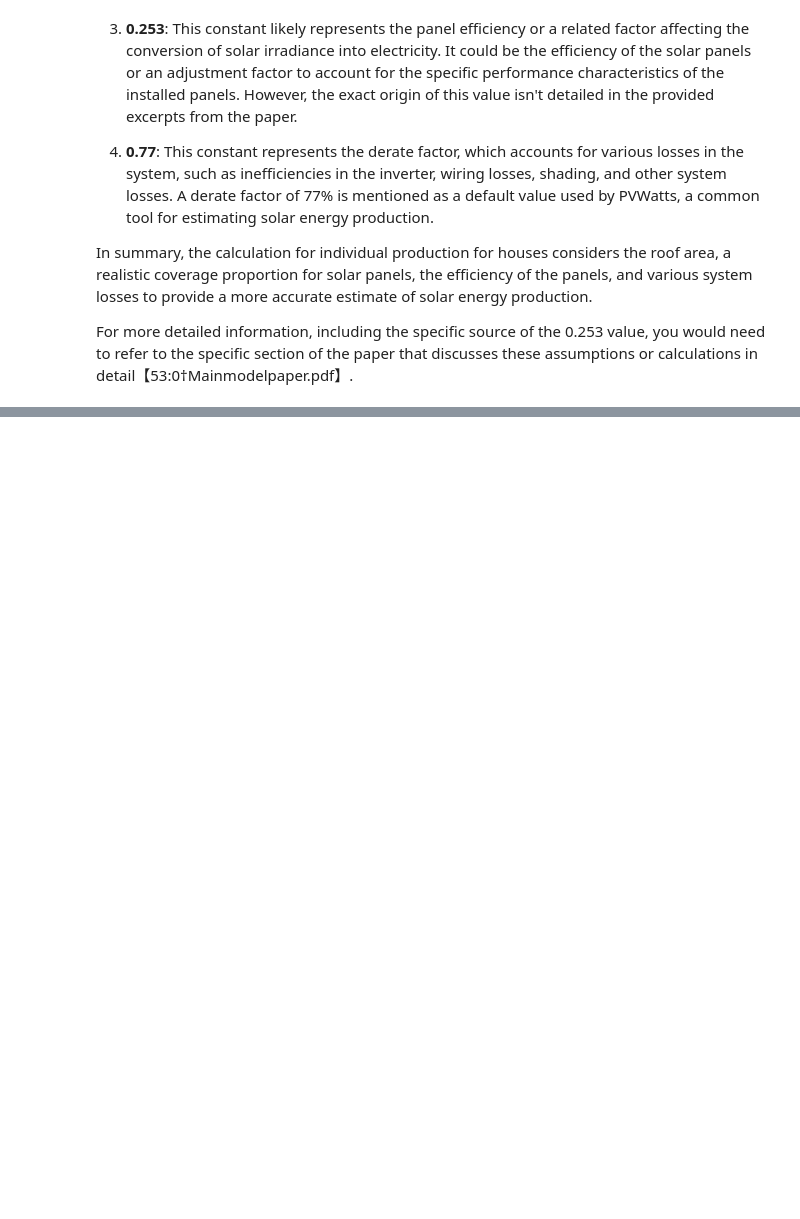
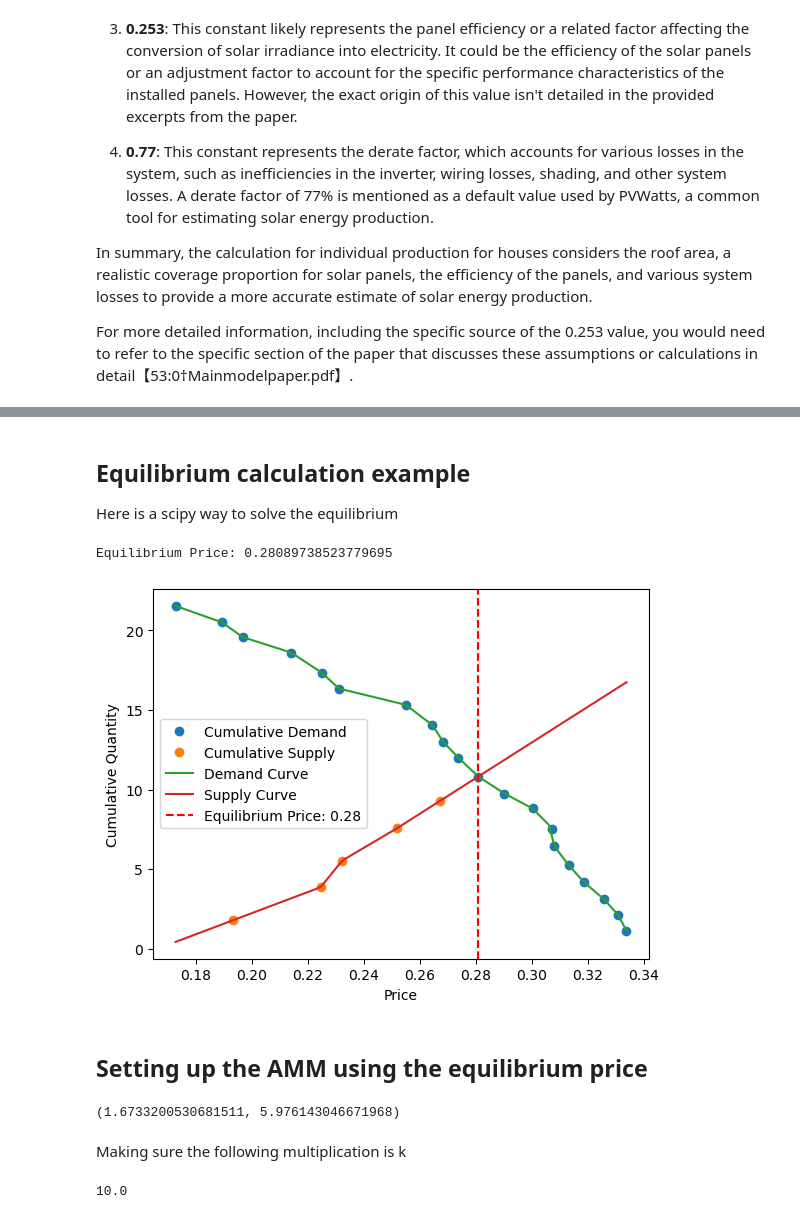
Before and after one commit to nalinbhatt/p2p_solar_abm, a Jupyter notebook: model_design.ipynb, the cells around one changed output, grey strips where cells are left out. Drawn from its saved outputs; the diff is of its cells as text; code cells hidden in the pictures; blank space fills up the shorter version.

Commit message:
finished making all the model changes

```diff
--- a/model_design.ipynb
+++ b/model_design.ipynb
@@ -854,0 +1336,60 @@ debug_irradiance_at_indices(irradiance_array, problematic_indices, 30*24*60, 30,
+# %% [markdown]
+## Equilibrium calculation example
+
+Here is a scipy way to solve the equilibrium
+# %%
+import numpy as np
+import matplotlib.pyplot as plt
+from scipy.interpolate import interp1d
+from scipy.optimize import fsolve
+
+# Provided data
+buyer_demand = np.array([1.12063325, 0.9857598, 0.98442965, 1.07826701, 1.06620686, 1.24030019,
+                         1.07207342, 1.25959694, 0.93741358, 1.06155159, 1.2034635, 0.98737088,
+                         1.05401666, 1.27260418, 1.02132556, 0.99286566, 1.26574014, 0.98006726,
+                         0.92444928, 1.03419306])
+excess_supply = np.array([1.78637576, 2.06871361, 1.67792007, 2.03178691, 1.72287187])
+buyer_wtp = np.array([0.33379456, 0.33081219, 0.32583961, 0.31865116, 0.31319541, 0.30785827,
+                      0.30737703, 0.30026024, 0.29025034, 0.28095414, 0.27371231, 0.2683879,
+                      0.26451522, 0.2549993, 0.23117504, 0.22505115, 0.21417748, 0.19678823,
+                      0.18943238, 0.17283776])
+seller_wta = np.array([0.19345834, 0.22460925, 0.23233299, 0.25189532, 0.26726563])
+
+# Sort WTP in descending order for demand and WTA in ascending order for supply
+sorted_wtp = buyer_wtp
+sorted_wta = seller_wta
+
+# Calculate cumulative demand and supply
+cumulative_demand = np.cumsum(buyer_demand)
+cumulative_supply = np.cumsum(excess_supply)
+
+# Interpolation functions for cumulative demand and supply
+cumulative_demand_interp = interp1d(sorted_wtp, cumulative_demand, kind='linear', fill_value="extrapolate")
+cumulative_supply_interp = interp1d(sorted_wta, cumulative_supply, kind='linear', fill_value="extrapolate")
+
+# Define the equilibrium function
+def equilibrium_function(price):
+    return cumulative_demand_interp(price) - cumulative_supply_interp(price)
+
+# Solve for the equilibrium price
+initial_guess = np.mean(sorted_wtp)  # Initial guess can be the mean of WTP values
+equilibrium_price = fsolve(equilibrium_function, initial_guess)[0]
+
+print(f'Equilibrium Price: {equilibrium_price}')
+
+# Plot for visualization
+common_prices = np.linspace(min(sorted_wtp[-1], sorted_wta[0]), max(sorted_wtp[0], sorted_wta[-1]), 100)
+plt.plot(sorted_wtp, cumulative_demand, 'o', label='Cumulative Demand')
+plt.plot(sorted_wta, cumulative_supply, 'o', label='Cumulative Supply')
+plt.plot(common_prices, cumulative_demand_interp(common_prices), label='Demand Curve')
+plt.plot(common_prices, cumulative_supply_interp(common_prices), label='Supply Curve')
+plt.axvline(x=equilibrium_price, color='r', linestyle='--', label=f'Equilibrium Price: {equilibrium_price:.2f}')
+plt.xlabel('Price')
+plt.ylabel('Cumulative Quantity')
+plt.legend()
+plt.show()
+# %% [output]
+Equilibrium Price: 0.28089738523779695
+[figure, added]
+# %% [markdown]
+## Setting up the AMM using the equilibrium price
@@ -854,0 +1417,10 @@ debug_irradiance_at_indices(irradiance_array, problematic_indices, 30*24*60, 30,
+# %%
+determine_amm_liquidity(0.28, 10)
+# %% [output]
+(1.6733200530681511, 5.976143046671968)
+# %% [markdown]
+Making sure the following multiplication is k
+# %%
+1.6733200530681511*5.976143046671968
+# %% [output]
+10.0
```
Also changed, not shown: parts of 18 cells of this notebook, 10 other files.
